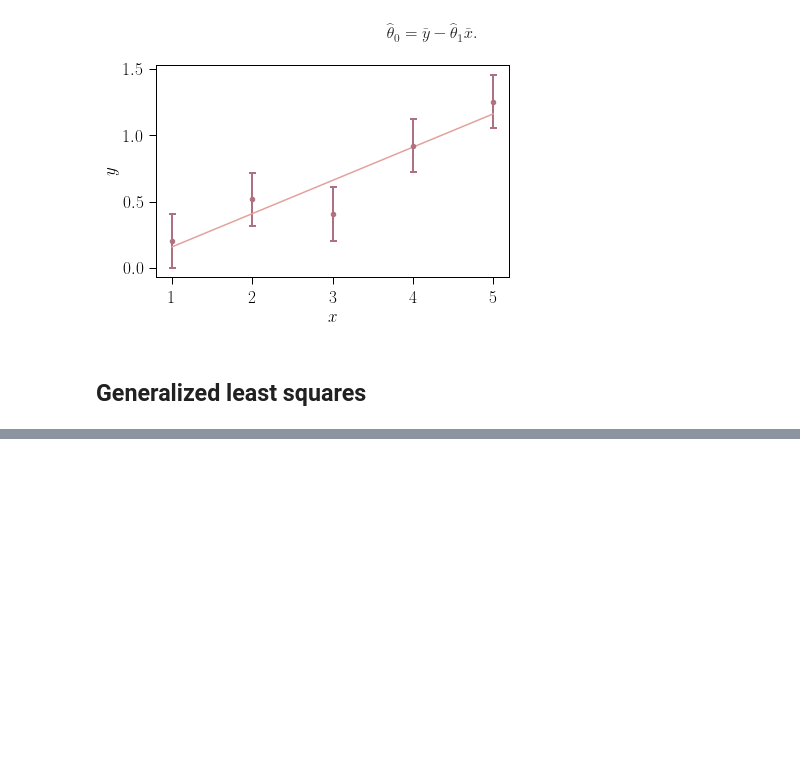
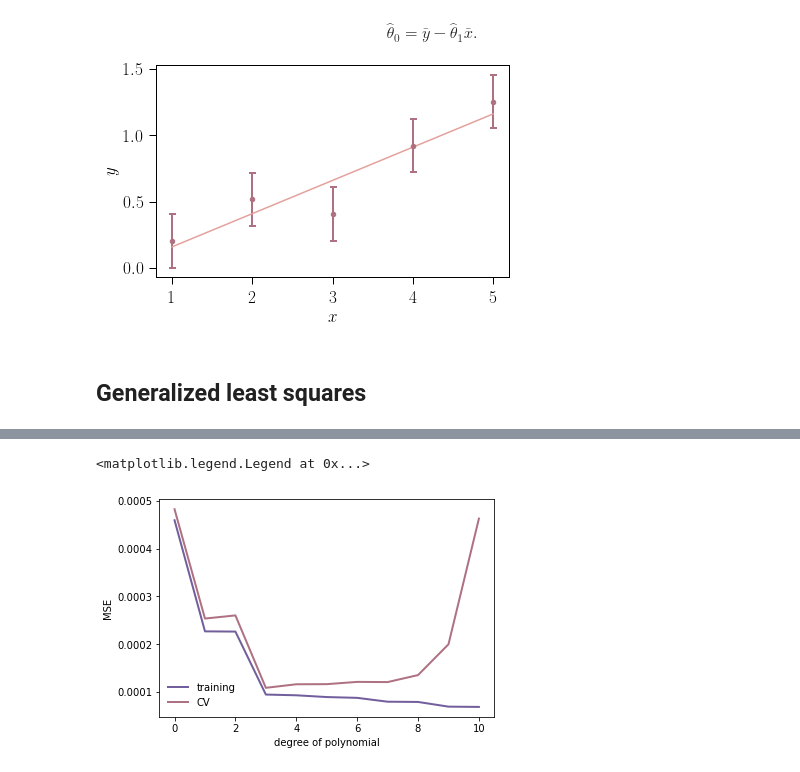
Before and after one commit to krtktwri/stat_methods_AIfA_2023, a Jupyter notebook: lecture_05/L05_least-squares.ipynb, the cells around one changed output, grey strips where cells are left out. Saved outputs shown, nothing was run; the diff lists cells and outputs as text; code cells hidden in the pictures; blank space fills up the shorter version.

```diff
--- a/lecture_05/L05_least-squares.ipynb
+++ b/lecture_05/L05_least-squares.ipynb
@@ -39,0 +158,31 @@ It is important to note that linear least squares regression assumes a model lin
+# %%
+nfolds = 10
+lenfolds = x.shape[0]//nfolds
+maxdeg = 10
+
+err_training = np.zeros(maxdeg+1)
+err_cv = np.zeros(maxdeg+1)
+for deg in range(maxdeg+1):
+    err_cv_i = np.zeros(nfolds)
+    err_tr_i = np.zeros(nfolds)
+    for i in range(nfolds):
+        mask = np.ones_like(x, dtype=bool)
+        mask[lenfolds*i:lenfolds*(i+1)] = 0
+        xsample = x[mask]
+        ysample = y[mask]
+        res, X = polynom_fit(xsample, ysample, deg)
+        fit_cv = polynom_expansion(x[~mask], res, deg)
+        err_cv_i[i] = np.sum((fit_cv-y[~mask])**2)/fit_cv.shape[0]
+        fit_tr = polynom_expansion(x[mask], res, deg)
+        err_tr_i[i] = np.sum((fit_tr-y[mask])**2)/fit_tr.shape[0]
+    err_training[deg] = np.mean(err_tr_i)
+    err_cv[deg] = np.mean(err_cv_i)
+# %%
+plt.plot(np.arange(maxdeg+1), err_training, color='#725e9c', linewidth=2, label='training')
+plt.plot(np.arange(maxdeg+1), err_cv, color='#AE7182', linewidth=2, label='CV')
+plt.xlabel('degree of polynomial')
+plt.ylabel('MSE')
+plt.legend(frameon=False)
+# %% [output]
+<matplotlib.legend.Legend at 0x...>
+[figure, added]
```
Also changed, not shown: parts of 15 cells of this notebook.
